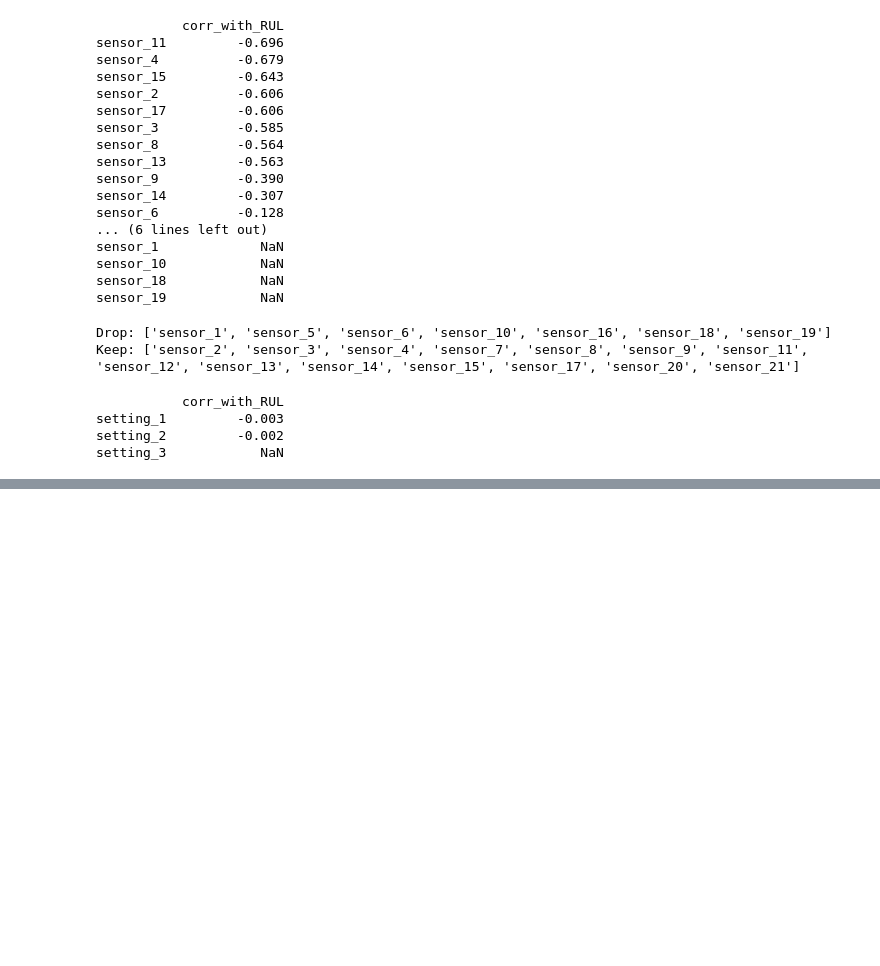
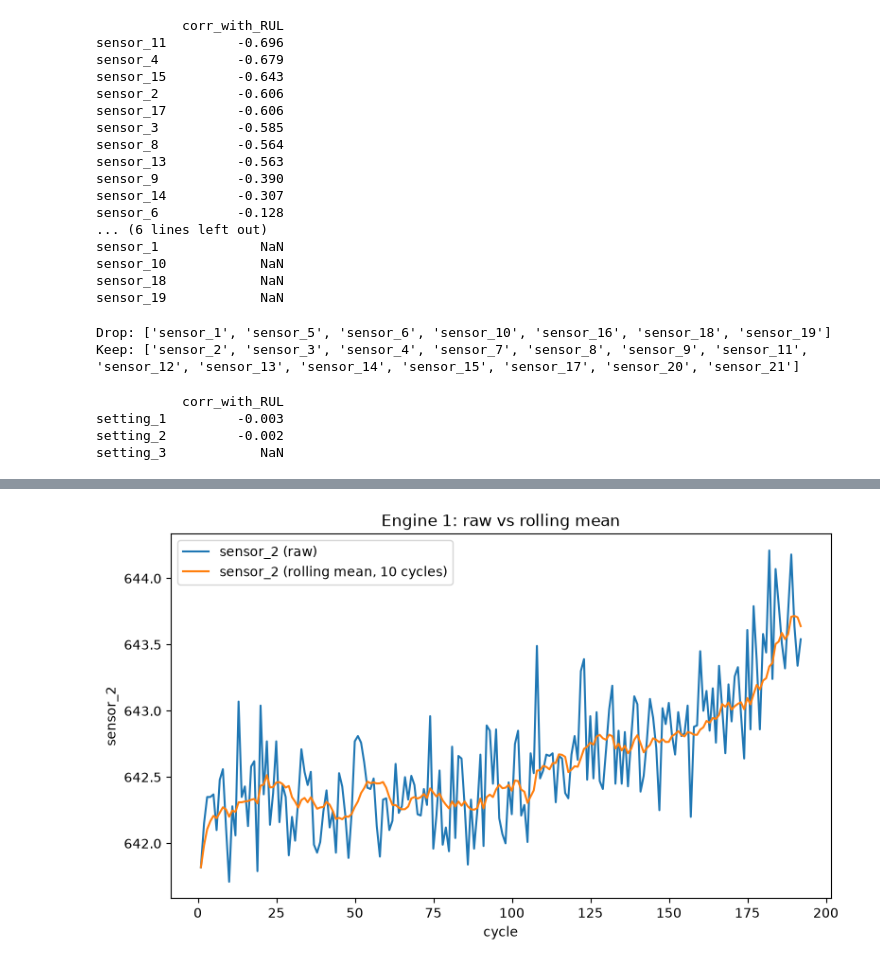
Before and after one commit to Alegbeleye-Ayomide/NASA-C-MAPSS, a Jupyter notebook: NASA C-MAPSS.ipynb, the cells around one changed output, grey strips where cells are left out. Drawn from its saved outputs; the diff is of its cells as text; code cells hidden in the pictures; blank space fills up the shorter version.

```diff
--- a/NASA C-MAPSS.ipynb
+++ b/NASA C-MAPSS.ipynb
@@ -189,0 +251,13 @@ print(test.shape,train.shape)
+# %%
+e1 = train[train['unit'] == 1]
+
+plt.figure(figsize=(9, 5))
+plt.plot(e1['cycle'], e1['sensor_2'], label='sensor_2 (raw)')
+plt.plot(e1['cycle'], e1['sensor_2_mean10'], label='sensor_2 (rolling mean, 10 cycles)')
+plt.xlabel('cycle')
+plt.ylabel('sensor_2')
+plt.title('Engine 1: raw vs rolling mean')
+plt.legend()
+plt.show()
+# %% [output]
+[figure, added]
```
Also changed, not shown: parts of 12 cells of this notebook.
